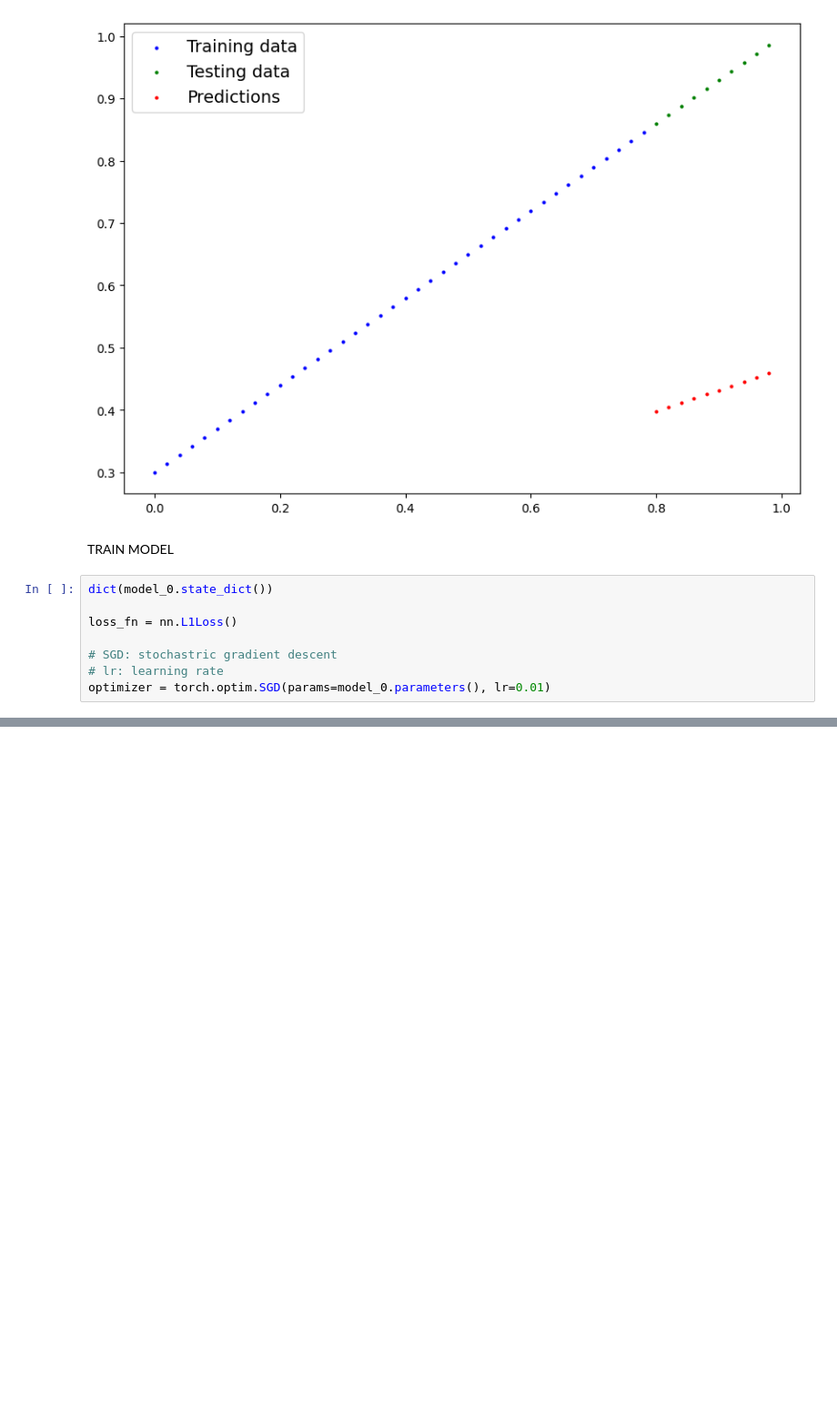
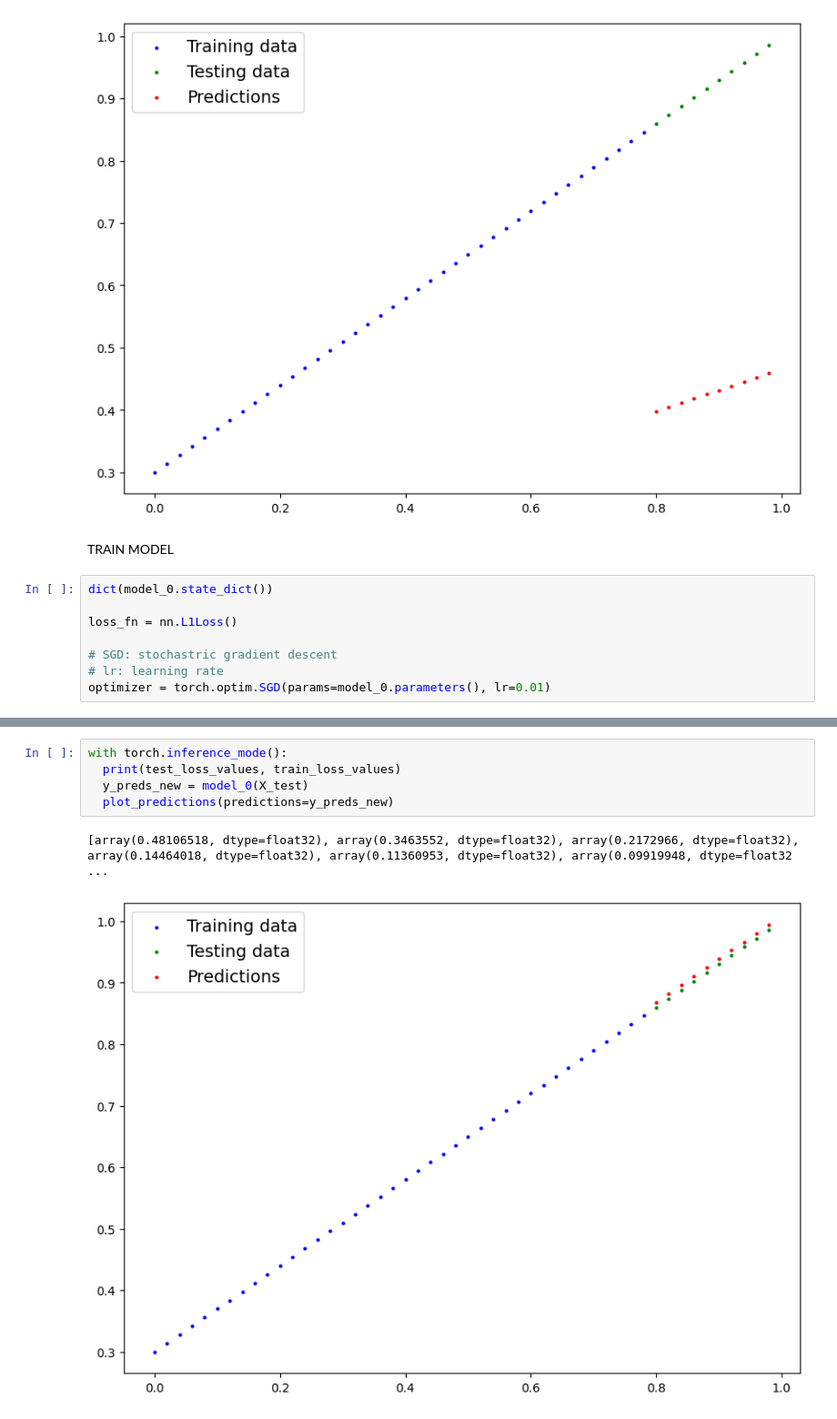
Before and after one commit to Bennnnur-dev/pytorch, a Jupyter notebook: 01_pytorch_workflow.ipynb, the cells around one changed output, grey strips where cells are left out. Shown: that part at 91% size. Cells and saved outputs as stored; diff of their text form; blank space fills up the shorter version.

```diff
--- a/01_pytorch_workflow.ipynb
+++ b/01_pytorch_workflow.ipynb
@@ -143,0 +216,8 @@ optimizer = torch.optim.SGD(params=model_0.parameters(), lr=0.01)
+# %%
+with torch.inference_mode():
+  print(test_loss_values, train_loss_values)
+  y_preds_new = model_0(X_test)
+  plot_predictions(predictions=y_preds_new)
+# %% [output]
+[array(0.48106518, dtype=float32), array(0.3463552, dtype=float32), array(0.2172966, dtype=float32), array(0.14464018, dtype=float32), array(0.11360953, dtype=float32), array(0.09919948, dtype=float32 ...
+[figure, added]
```
Also changed, not shown: parts of 11 cells of this notebook.
